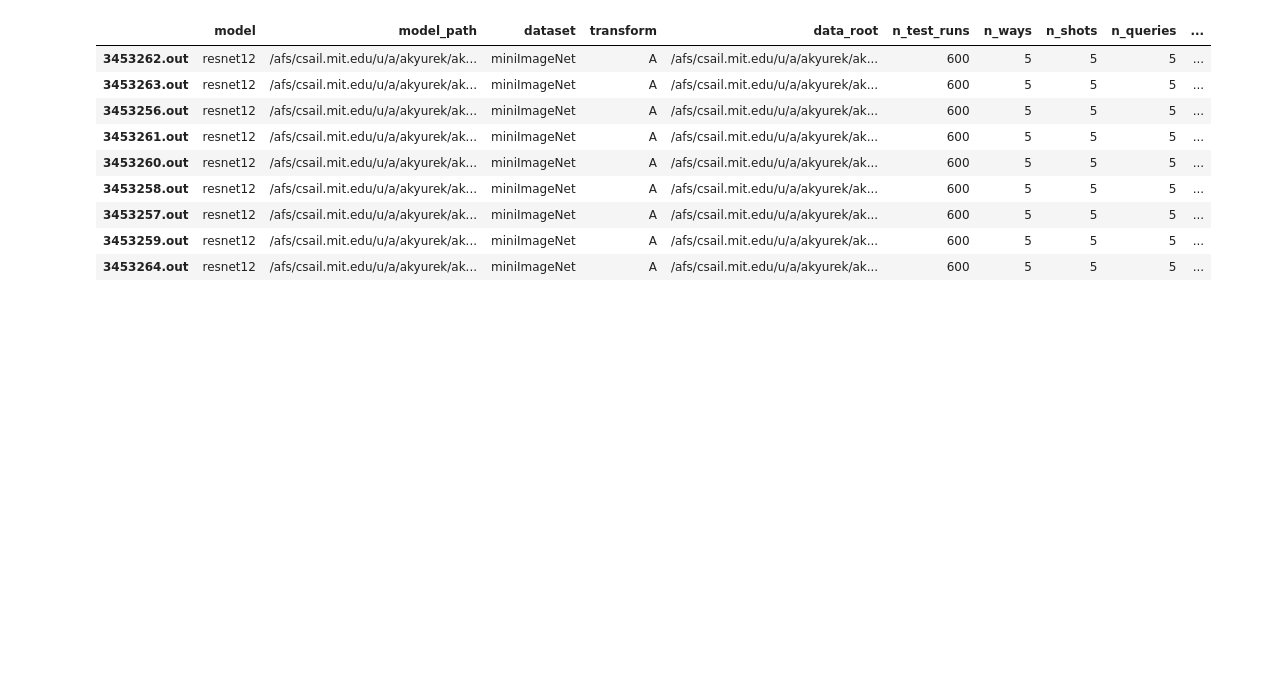
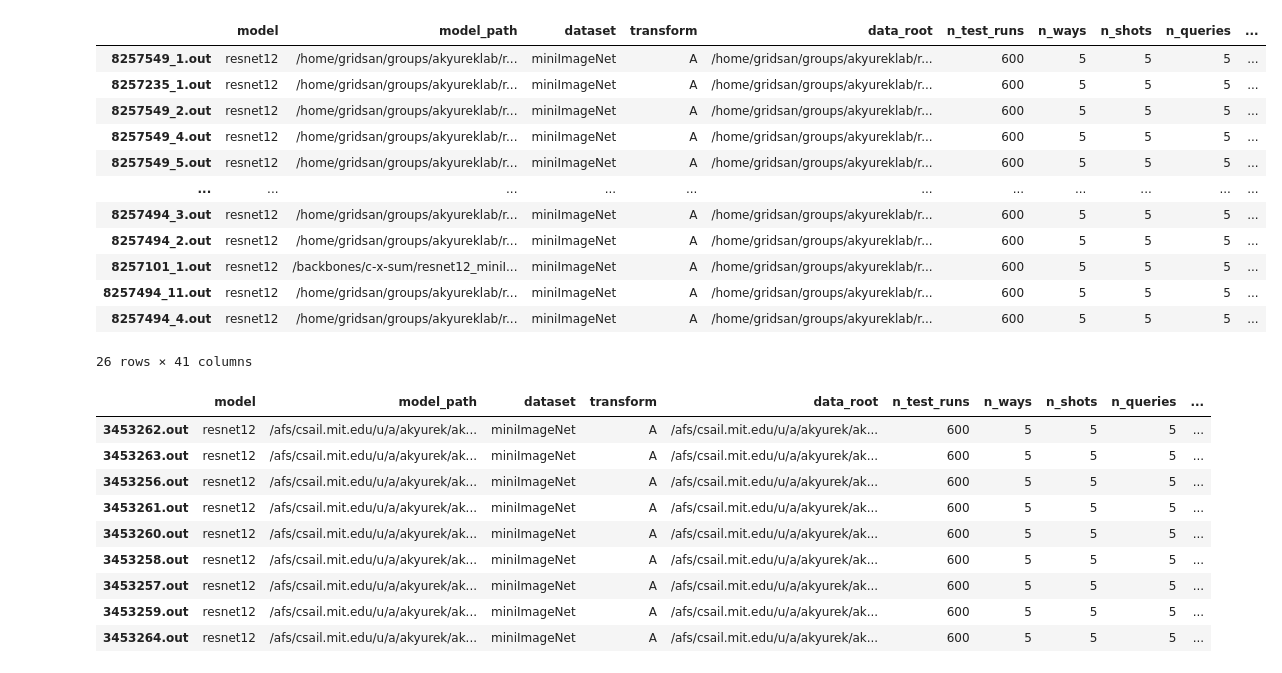
Before and after one commit to feyzaakyurek/subspace-reg, a Jupyter notebook: analyze_results.ipynb, the cells around one changed output. Saved outputs shown, nothing was run; the diff lists cells and outputs as text; code cells hidden in the pictures; blank space fills up the shorter version.

```diff
--- a/analyze_results.ipynb
+++ b/analyze_results.ipynb
@@ -5,7 +5,7 @@ import re
 import pdb
 pd.set_option('display.max_columns', 500)
 pd.set_option('display.max_rows', 12)
-directory = r'/home/gridsan/groups/akyureklab/rfs-incremental/dumped/dumped_feyza'
+directory = r'/home/gridsan/akyurek/akyureklab_shared/rfs-incremental/dumped'
 # %%
 # Iterate over all files that end with .out
 d = {}
@@ -65,5 +73,25 @@ Reading /home/gridsan/groups/akyureklab/rfs-incremental/dumped/dumped_feyza/3453
 # %%
 df = pd.DataFrame(d).transpose()#.dropna()
+# %%
+pd.set_option('display.max_colwidth', None)
+pd.set_option('display.max_rows', 16)
+df.loc[(df['n_shots']=='5') &
+       (df['eval_mode'] == "few-shot-language-incremental") &
+       (df['classifier'] == "lang-linear"),:].sort_values('val_acc_average', ascending=False)
+# %% [output]
+|  | model | model_path | dataset | transform | data_root | n_test_runs | n_ways | n_shots | n_queries | ... |
+| 8257549_1.out | resnet12 | /home/gridsan/groups/akyureklab/r... | miniImageNet | A | /home/gridsan/groups/akyureklab/r... | 600 | 5 | 5 | 5 | ... |
+| 8257235_1.out | resnet12 | /home/gridsan/groups/akyureklab/r... | miniImageNet | A | /home/gridsan/groups/akyureklab/r... | 600 | 5 | 5 | 5 | ... |
+| 8257549_2.out | resnet12 | /home/gridsan/groups/akyureklab/r... | miniImageNet | A | /home/gridsan/groups/akyureklab/r... | 600 | 5 | 5 | 5 | ... |
+| 8257549_4.out | resnet12 | /home/gridsan/groups/akyureklab/r... | miniImageNet | A | /home/gridsan/groups/akyureklab/r... | 600 | 5 | 5 | 5 | ... |
+| 8257549_5.out | resnet12 | /home/gridsan/groups/akyureklab/r... | miniImageNet | A | /home/gridsan/groups/akyureklab/r... | 600 | 5 | 5 | 5 | ... |
+| ... | ... | ... | ... | ... | ... | ... | ... | ... | ... | ... |
+| 8257494_3.out | resnet12 | /home/gridsan/groups/akyureklab/r... | miniImageNet | A | /home/gridsan/groups/akyureklab/r... | 600 | 5 | 5 | 5 | ... |
+| 8257494_2.out | resnet12 | /home/gridsan/groups/akyureklab/r... | miniImageNet | A | /home/gridsan/groups/akyureklab/r... | 600 | 5 | 5 | 5 | ... |
+| 8257101_1.out | resnet12 | /backbones/c-x-sum/resnet12_miniI... | miniImageNet | A | /home/gridsan/groups/akyureklab/r... | 600 | 5 | 5 | 5 | ... |
+| 8257494_11.out | resnet12 | /home/gridsan/groups/akyureklab/r... | miniImageNet | A | /home/gridsan/groups/akyureklab/r... | 600 | 5 | 5 | 5 | ... |
+| 8257494_4.out | resnet12 | /home/gridsan/groups/akyureklab/r... | miniImageNet | A | /home/gridsan/groups/akyureklab/r... | 600 | 5 | 5 | 5 | ... |
+26 rows × 41 columns
 # %%
 pd.set_option('display.max_colwidth', None)
 pd.set_option('display.max_rows', 16)
```
Also changed, not shown: parts of 1 cell of this notebook, 1 other file.
